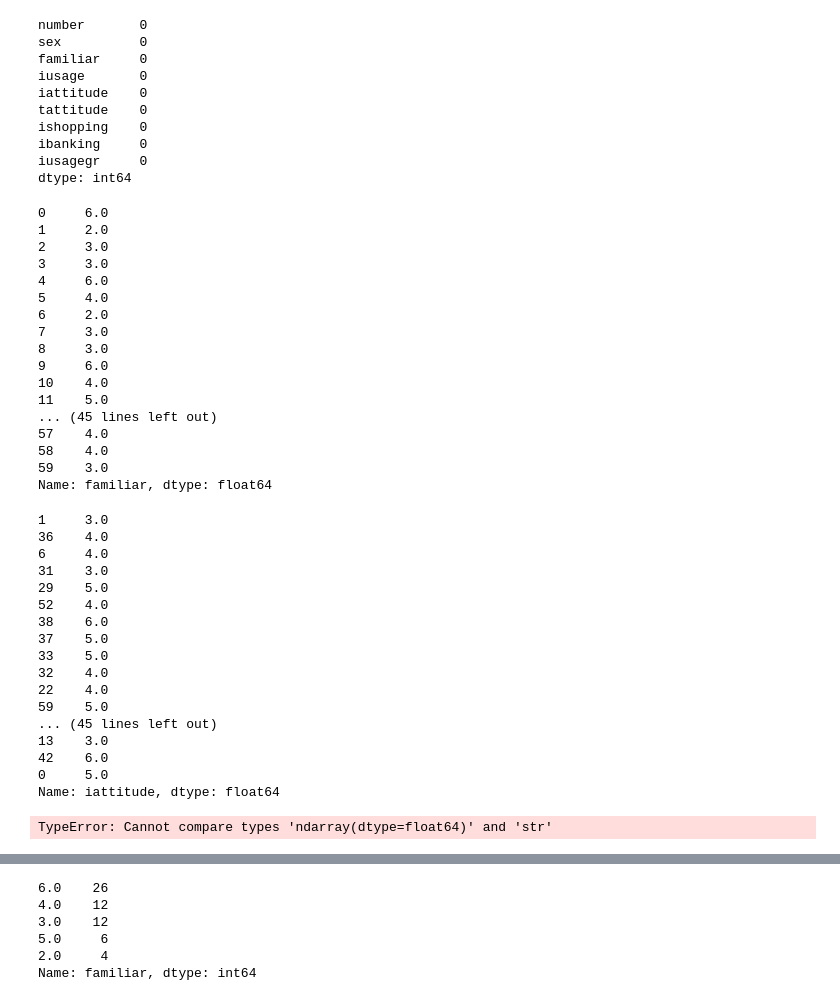
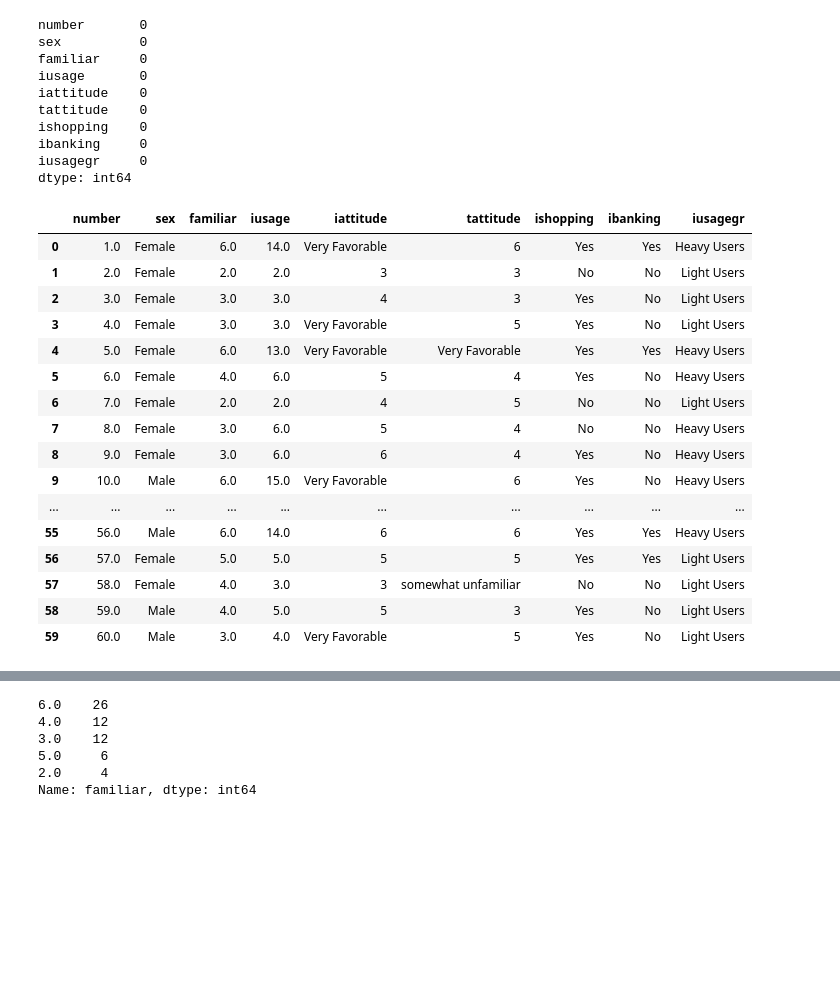
Before and after one commit to hinoha/mkt3722_assignment_3_part_1, a Jupyter notebook: mkt3722 assignment 3 - internet usage.ipynb, the cells around one changed output, grey strips where cells are left out. Cells and saved outputs as stored; diff of their text form; code cells hidden in the pictures; blank space fills up the shorter version.

```diff
--- a/mkt3722 assignment 3 - internet usage.ipynb
+++ b/mkt3722 assignment 3 - internet usage.ipynb
@@ -43,58 +44,27 @@ dtype: int64
 # %%
 familiar_data_cleanup = {"familiar": {"Very Familiar": int(6), "Somewhat unfamiliar": int(2)}}
 
 data.replace(familiar_data_cleanup, inplace=True)
-data.head()
-data["familiar"]
+
+data.head(60)
 # %% [output]
-0     6.0
-1     2.0
-2     3.0
-3     3.0
-4     6.0
-5     4.0
-6     2.0
-7     3.0
-8     3.0
-9     6.0
-10    4.0
-11    5.0
-... (45 lines left out)
-57    4.0
-58    4.0
-59    3.0
-Name: familiar, dtype: float64
+|  | number | sex | familiar | iusage | iattitude | tattitude | ishopping | ibanking | iusagegr |
+| 0 | 1.0 | Female | 6.0 | 14.0 | Very Favorable | 6 | Yes | Yes | Heavy Users |
+| 1 | 2.0 | Female | 2.0 | 2.0 | 3 | 3 | No | No | Light Users |
+| 2 | 3.0 | Female | 3.0 | 3.0 | 4 | 3 | Yes | No | Light Users |
+| 3 | 4.0 | Female | 3.0 | 3.0 | Very Favorable | 5 | Yes | No | Light Users |
+| 4 | 5.0 | Female | 6.0 | 13.0 | Very Favorable | Very Favorable | Yes | Yes | Heavy Users |
+| 5 | 6.0 | Female | 4.0 | 6.0 | 5 | 4 | Yes | No | Heavy Users |
+| 6 | 7.0 | Female | 2.0 | 2.0 | 4 | 5 | No | No | Light Users |
+| 7 | 8.0 | Female | 3.0 | 6.0 | 5 | 4 | No | No | Heavy Users |
+| 8 | 9.0 | Female | 3.0 | 6.0 | 6 | 4 | Yes | No | Heavy Users |
+| 9 | 10.0 | Male | 6.0 | 15.0 | Very Favorable | 6 | Yes | No | Heavy Users |
+| ... | ... | ... | ... | ... | ... | ... | ... | ... | ... |
+| 55 | 56.0 | Male | 6.0 | 14.0 | 6 | 6 | Yes | Yes | Heavy Users |
+| 56 | 57.0 | Female | 5.0 | 5.0 | 5 | 5 | Yes | Yes | Light Users |
+| 57 | 58.0 | Female | 4.0 | 3.0 | 3 | somewhat unfamiliar | No | No | Light Users |
+| 58 | 59.0 | Male | 4.0 | 5.0 | 5 | 3 | Yes | No | Light Users |
+| 59 | 60.0 | Male | 3.0 | 4.0 | Very Favorable | 5 | Yes | No | Light Users |
-# %%
-iattitude_data_cleanup = {"iattitude": {"Very Favorable": int(5)}}
-
-data.replace(iattitude_data_cleanup, inplace=True)
-
-data["iattitude"]
-# %% [output]
-1     3.0
-36    4.0
-6     4.0
-31    3.0
-29    5.0
-52    4.0
-38    6.0
-37    5.0
-33    5.0
-32    4.0
-22    4.0
-59    5.0
-... (45 lines left out)
-13    3.0
-42    6.0
-0     5.0
-Name: iattitude, dtype: float64
-# %%
-tattitude_data_cleanup = {"tattitude": {"Very Favorable": int(5), "somewhat unfamiliar": int(2)}}
-data.replace(tattitude_data_cleanup, inplace=True)
-
-data["tattitude"]
-# %% [output]
-TypeError: Cannot compare types 'ndarray(dtype=float64)' and 'str'
 # %%
 data.sort_values(by=["familiar"], inplace=True)
 
```
Also changed, not shown: parts of 23 cells of this notebook.
